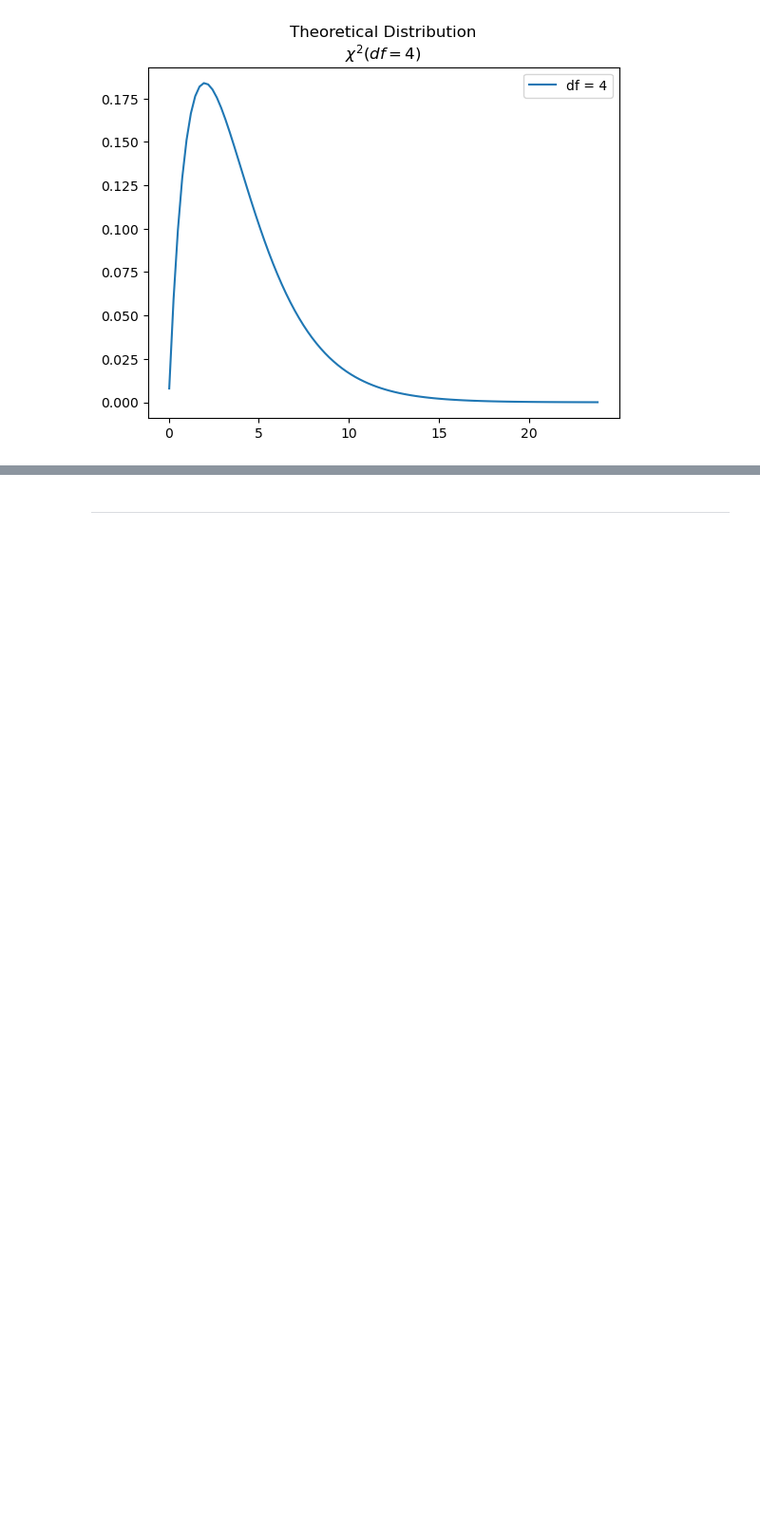
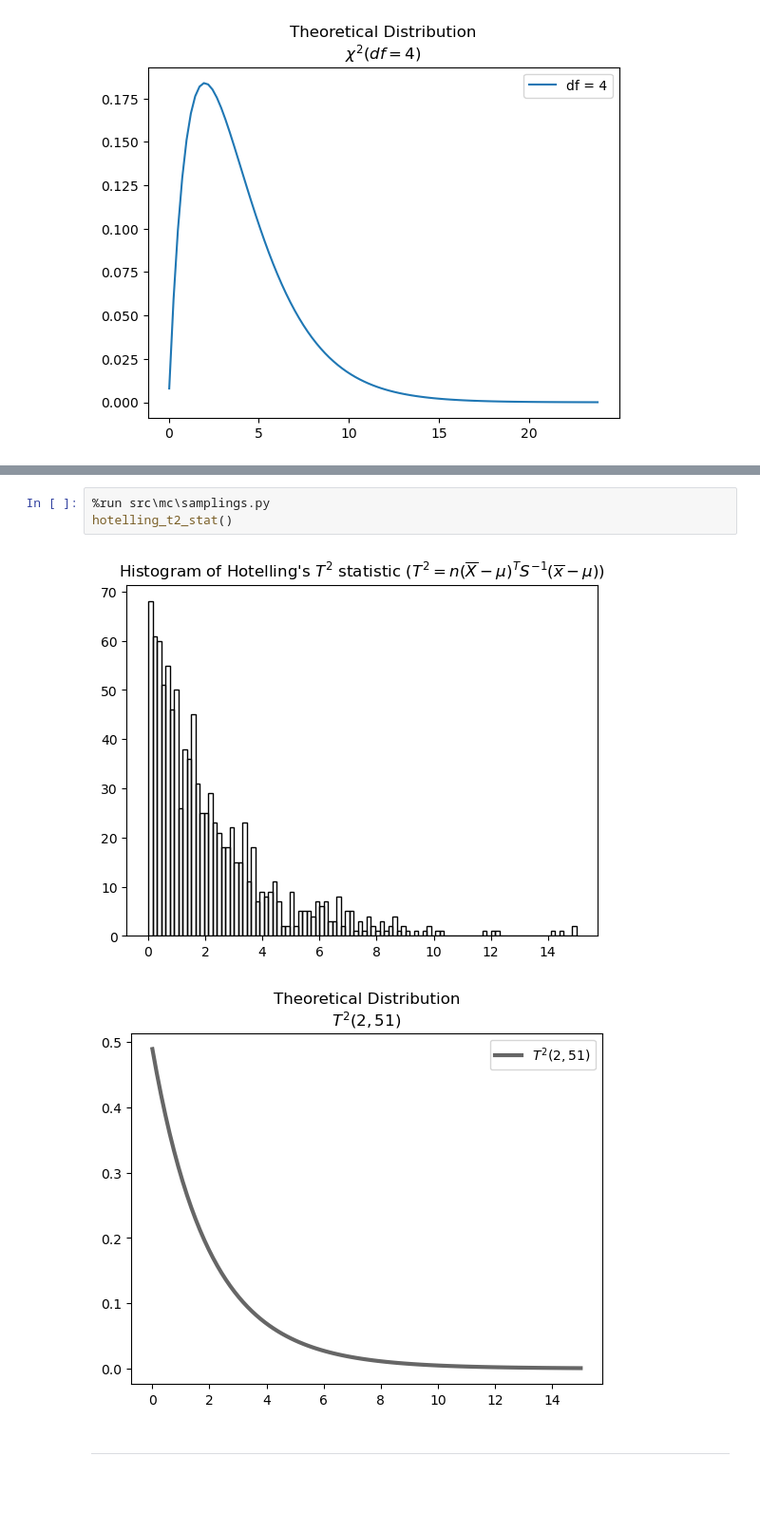
Before and after one commit to zhangys11/mc, a Jupyter notebook: demo.ipynb, the cells around one changed output, grey strips where cells are left out. Shown at 95% size. Saved outputs shown, nothing was run; the diff lists cells and outputs as text; blank space fills up the shorter version.

Commit message:
hotelling_t2 (#5)

```diff
--- a/demo.ipynb
+++ b/demo.ipynb
@@ -570,5 +570,11 @@ Transclusion expansion time report (%,ms,calls,template)
 			</div>
 			<!-- /bodyContent -->
 			</div>
+# %%
+%run src\mc\samplings.py
+hotelling_t2_stat()
+# %% [output]
+[figure, added]
+[figure, added]
 # %% [markdown]
 <hr/><br/><br/>
```
Also changed, not shown: 1 other file.
